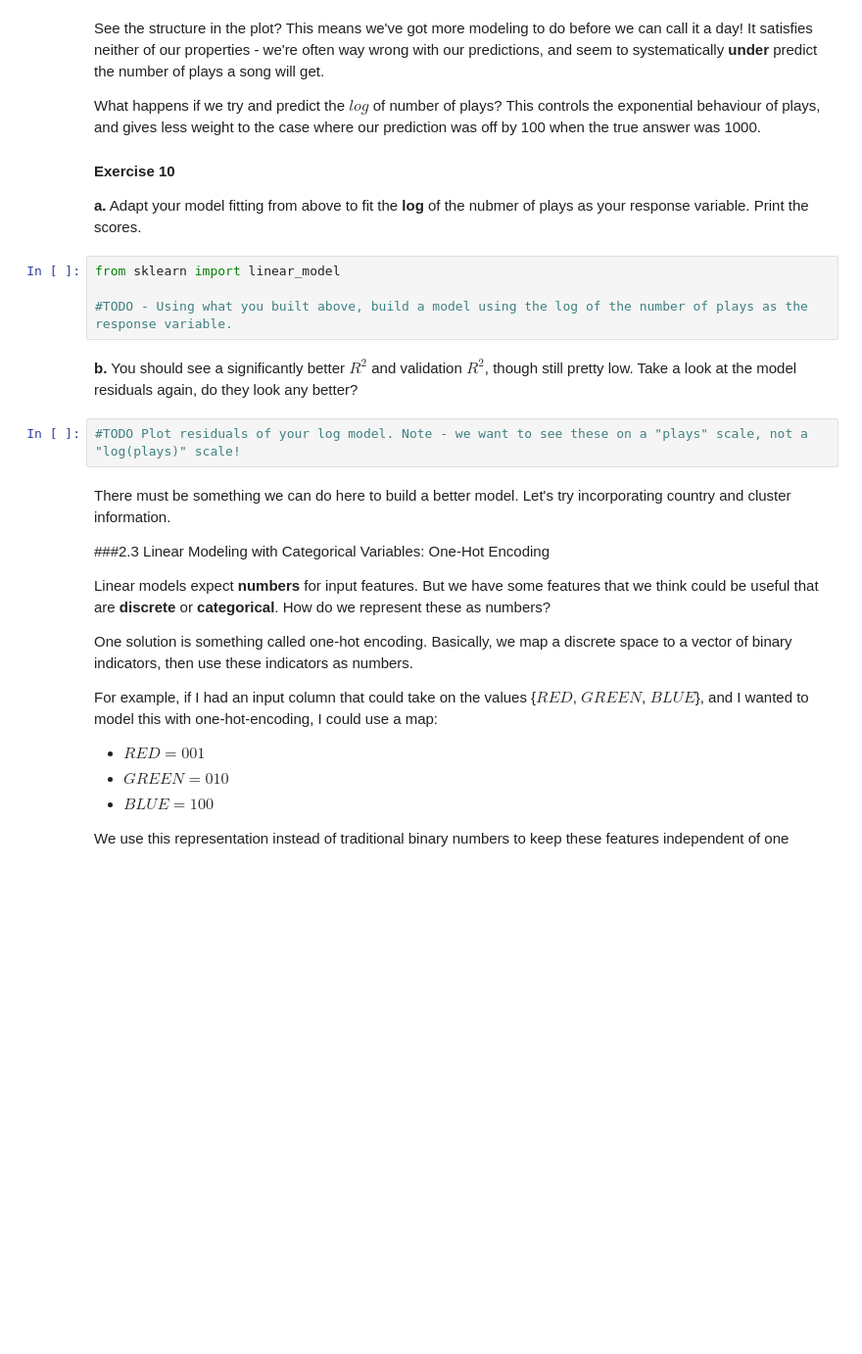
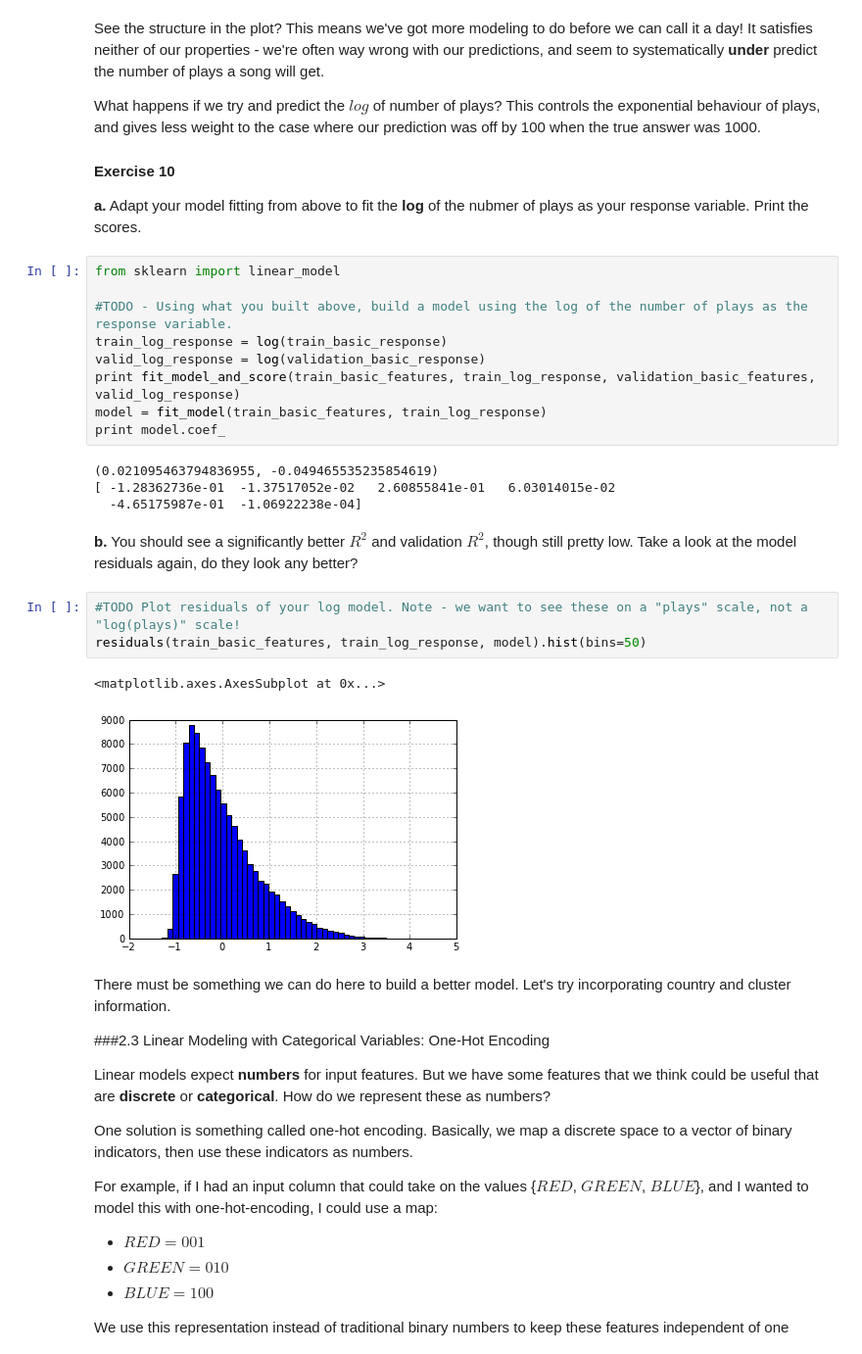
Before and after one commit to wu-david/datascience-sp14, a Jupyter notebook: hw2/HW2.ipynb, the cells around one changed output. Shown at 98% size. Saved outputs shown, nothing was run; the diff lists cells and outputs as text; blank space fills up the shorter version.

```diff
--- a/hw2/HW2.ipynb
+++ b/hw2/HW2.ipynb
@@ -675,10 +722,23 @@ What happens if we try and predict the $log$ of number of plays? This controls t
 from sklearn import linear_model
 
 #TODO - Using what you built above, build a model using the log of the number of plays as the response variable.
+train_log_response = log(train_basic_response)
+valid_log_response = log(validation_basic_response)
+print fit_model_and_score(train_basic_features, train_log_response, validation_basic_features, valid_log_response)
+model = fit_model(train_basic_features, train_log_response)
+print model.coef_
+# %% [output]
+(0.021095463794836955, -0.049465535235854619)
+[ -1.28362736e-01  -1.37517052e-02   2.60855841e-01   6.03014015e-02
+  -4.65175987e-01  -1.06922238e-04]
 # %% [markdown]
 **b.** You should see a significantly better $R^2$ and validation $R^2$, though still pretty low. Take a look at the model residuals again, do they look any better?
 # %%
 #TODO Plot residuals of your log model. Note - we want to see these on a "plays" scale, not a "log(plays)" scale!
+residuals(train_basic_features, train_log_response, model).hist(bins=50)
+# %% [output]
+<matplotlib.axes.AxesSubplot at 0x...>
+[figure, added]
 # %% [markdown]
 There must be something we can do here to build a better model. Let's try incorporating country and cluster information.
 
```
Also changed, not shown: parts of 40 cells of this notebook, 2 other files.
